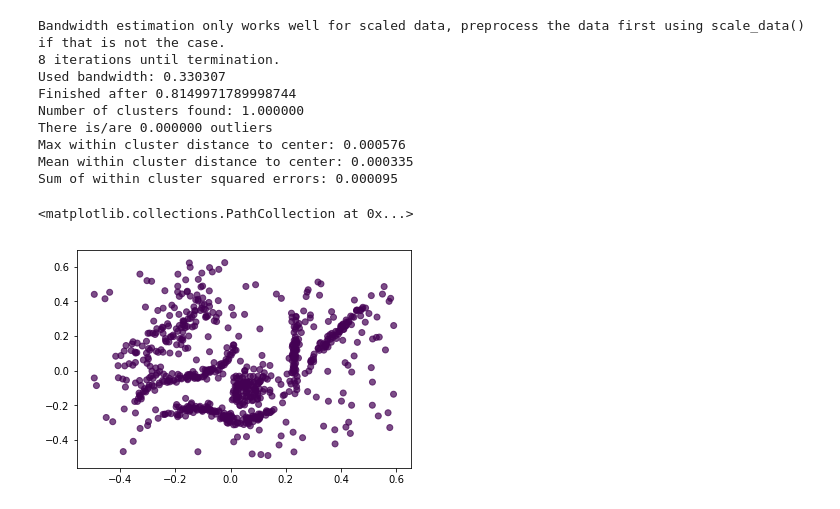
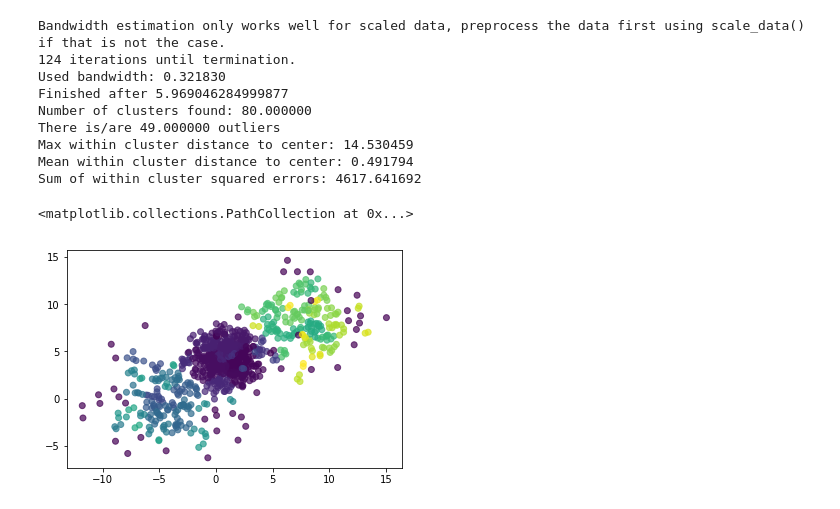
Before and after one commit to clustertoolsgroup/clustertools_project, a Jupyter notebook: API_example.ipynb, the cells around one changed output. Cells and saved outputs as stored; diff of their text form; code cells hidden in the pictures.

```diff
--- a/API_example.ipynb
+++ b/API_example.ipynb
@@ -43,22 +43,22 @@ sum of within cluster squared errors: 17.561547
 # %%
 from clustertools.models.density import MeanShift
 from clustertools.load_data import load_uneven_blobs
-data = load_uneven_blobs()
+data = load_uneven_blobs(scale=True)
 
 clustering_object = MeanShift(data)
 
 clustering_object.fit()
 
 plt.scatter(data[:,0],data[:,1],c=clustering_object._cluster_labels,alpha=.7)
 # %% [output]
 Bandwidth estimation only works well for scaled data, preprocess the data first using scale_data() if that is not the case.
-8 iterations until termination.
-Used bandwidth: 0.330307
-Finished after 0.8149971789998744
-Number of clusters found: 1.000000
-There is/are 0.000000 outliers
-Max within cluster distance to center: 0.000576
-Mean within cluster distance to center: 0.000335
-Sum of within cluster squared errors: 0.000095
+124 iterations until termination.
+Used bandwidth: 0.321830
+Finished after 5.969046284999877
+Number of clusters found: 80.000000
+There is/are 49.000000 outliers
+Max within cluster distance to center: 14.530459
+Mean within cluster distance to center: 0.491794
+Sum of within cluster squared errors: 4617.641692
 <matplotlib.collections.PathCollection at 0x...>
-[figure, old version]
+[figure, new version]
```
Also changed, not shown: parts of 2 cells of this notebook.
